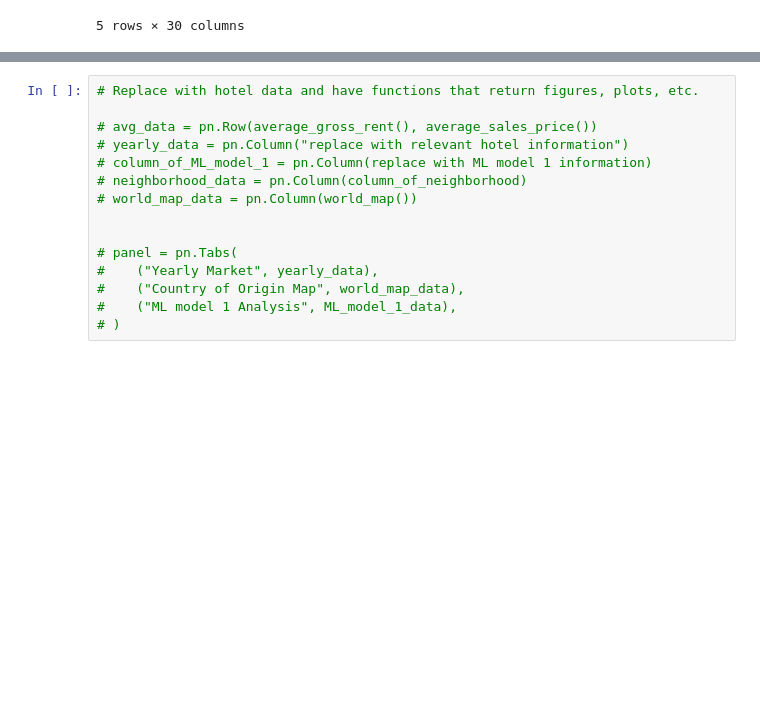
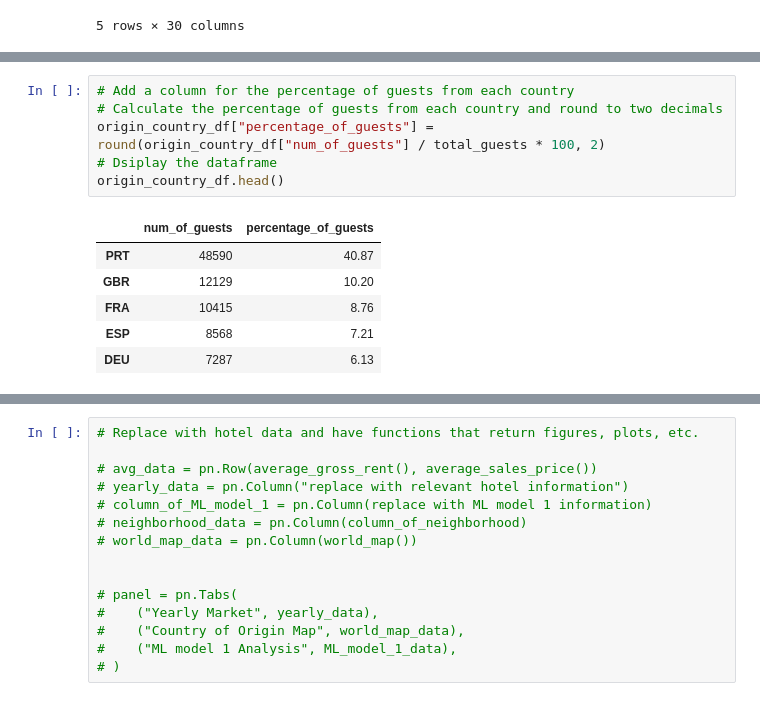
Before and after one commit to nordbynick/UWFinTech_Project3, a Jupyter notebook: Visualizations/Dashboard.ipynb, the cells around one changed output, grey strips where cells are left out. Saved outputs shown, nothing was run; the diff lists cells and outputs as text; blank space fills up the shorter version.

```diff
--- a/Visualizations/Dashboard.ipynb
+++ b/Visualizations/Dashboard.ipynb
@@ -87,0 +91,13 @@ world_data.head()
+# %%
+# Add a column for the percentage of guests from each country
+# Calculate the percentage of guests from each country and round to two decimals
+origin_country_df["percentage_of_guests"] = round(origin_country_df["num_of_guests"] / total_guests * 100, 2)
+# Dsiplay the dataframe
+origin_country_df.head()
+# %% [output]
+|  | num_of_guests | percentage_of_guests |
+| PRT | 48590 | 40.87 |
+| GBR | 12129 | 10.20 |
+| FRA | 10415 | 8.76 |
+| ESP | 8568 | 7.21 |
+| DEU | 7287 | 6.13 |
```
Also changed, not shown: parts of 22 cells of this notebook.
